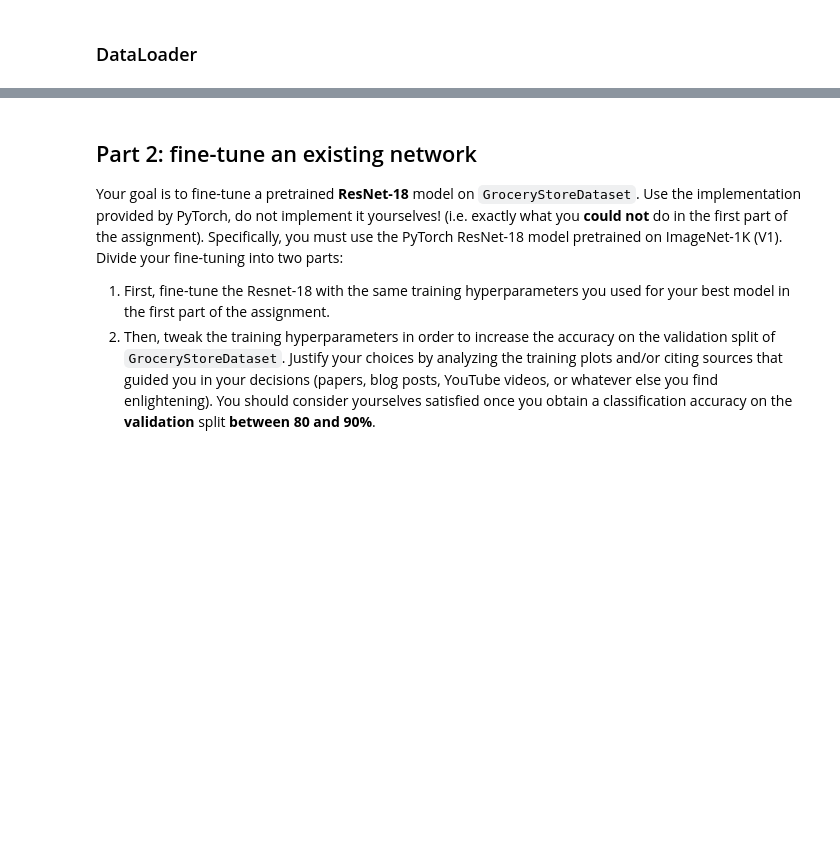
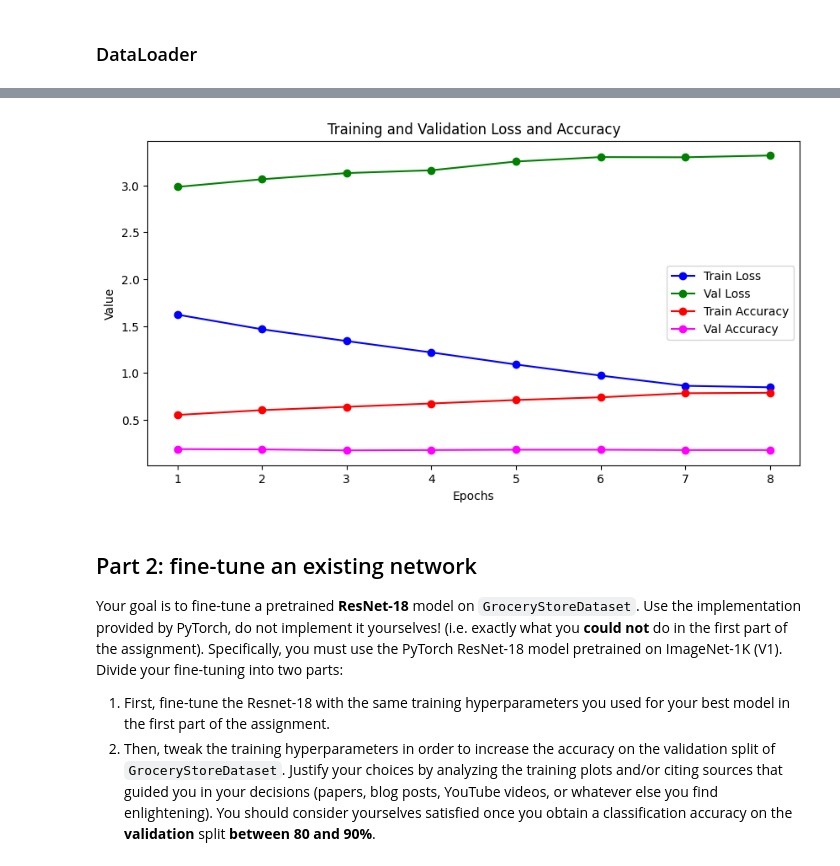
Before and after one commit to castelss8/IPCV_assigments, a Jupyter notebook: A2/assignment2.ipynb, the cells around one changed output, grey strips where cells are left out. Cells and saved outputs as stored; diff of their text form; code cells hidden in the pictures; blank space fills up the shorter version.

Commit message:
first training, goes into overfitting

```diff
--- a/A2/assignment2.ipynb
+++ b/A2/assignment2.ipynb
@@ -518,3 +523,30 @@ Minimun val loss: 3.7644
+# %%
+import matplotlib.pyplot as plt
+from typing import List
+
+def plot_training_history(train_losses: List[float], val_losses: List[float], train_accuracies: List[float], val_accuracies: List[float]):
+    epochs = range(1, len(train_losses) + 1)
+
+    plt.figure(figsize=(10, 5))
+
+    # Plot loss
+    plt.plot(epochs, train_losses, 'bo-', label='Train Loss', color='blue', marker='o')
+    plt.plot(epochs, val_losses, 'go-', label='Val Loss', color='green', marker='o')
+
+    # Plot accuracy
+    plt.plot(epochs, train_accuracies, 'ro-', label='Train Accuracy', color='red', marker='o')
+    plt.plot(epochs, val_accuracies, 'mo-', label='Val Accuracy', color='magenta', marker='o')
+
+    plt.title('Training and Validation Loss and Accuracy')
+    plt.xlabel('Epochs')
+    plt.ylabel('Value')
+    plt.legend()
+
+    plt.show()
+
+plot_training_history(train_losses, val_losses, train_accuracies, val_accuracies)
+# %% [output]
+[figure, added]
 # %% [markdown]
 ## Part 2: fine-tune an existing network
 
```
Also changed, not shown: parts of 14 cells of this notebook.
